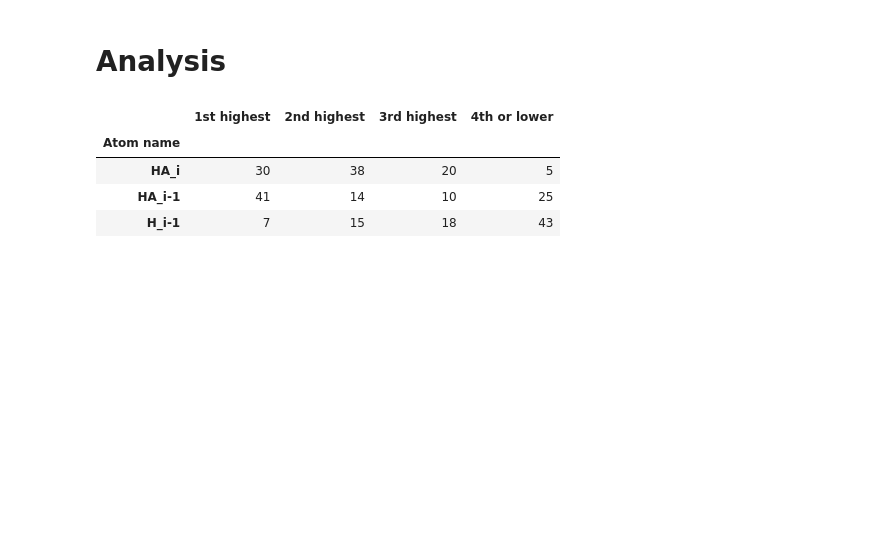
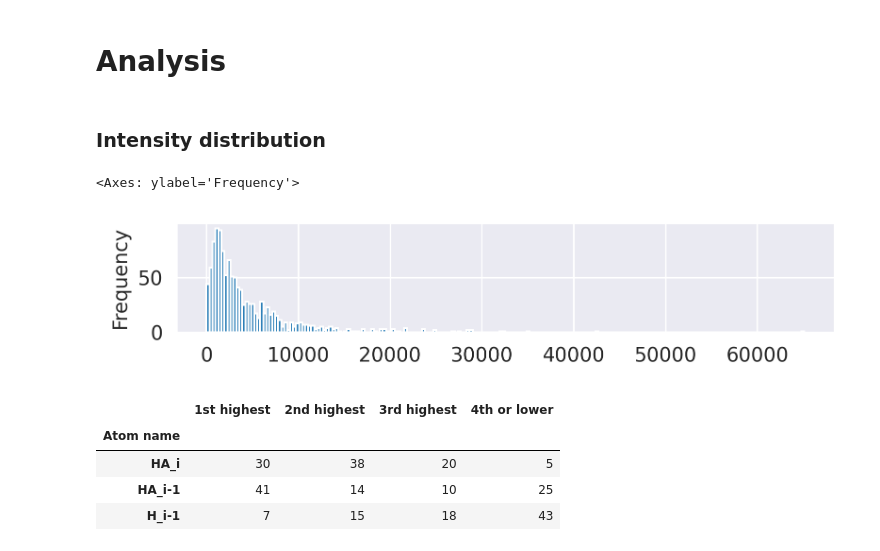
Before and after one commit to AI-ffinity/3d-noesy, a Jupyter notebook: main.ipynb, the cells around one changed output. Saved outputs shown, nothing was run; the diff lists cells and outputs as text; code cells hidden in the pictures; blank space fills up the shorter version.

Commit message:
Made the relative intensity plots

```diff
--- a/main.ipynb
+++ b/main.ipynb
@@ -58,6 +58,13 @@ df.shape
 (1161, 13)
 # %% [markdown]
 # Analysis
+# %% [markdown]
+### Intensity distribution
+# %%
+df.height.plot(kind='hist', figsize=(6,1), bins=200)
+# %% [output]
+<Axes: ylabel='Frequency'>
+[figure, added]
 # %%
 get_atom_rank_matrix(df, exclude_sc=True)
 # %% [output]
```
Also changed, not shown: parts of 16 cells of this notebook.
